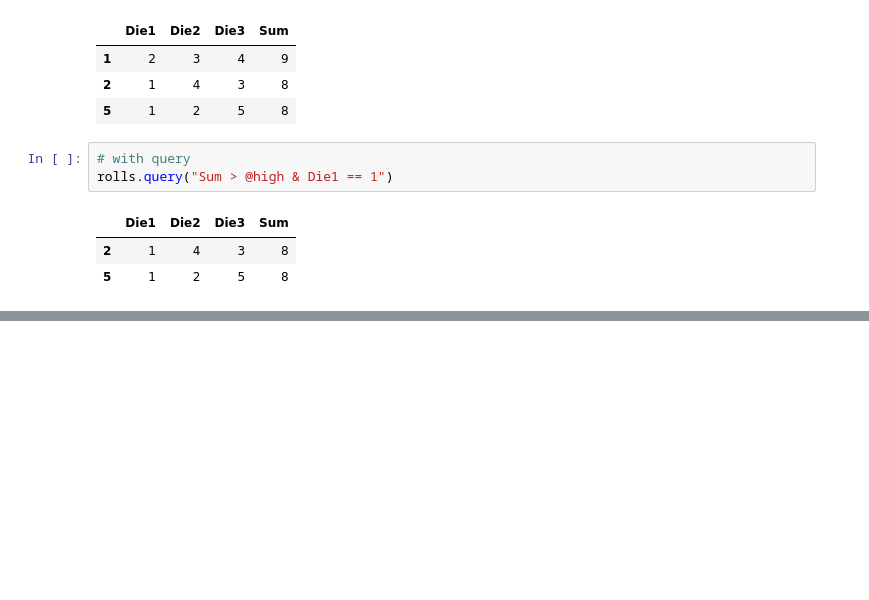
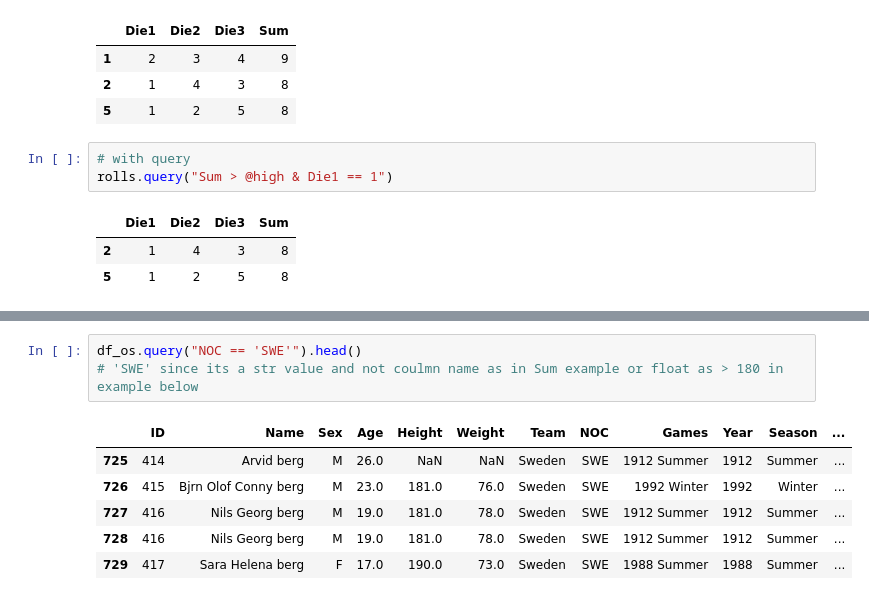
Before and after one commit to DorotaBjoorn/Databehandling-Dorota-Bjoorn, a Jupyter notebook: Code-alongs/L7_high-performance.ipynb, the cells around one changed output, grey strips where cells are left out. Saved outputs shown, nothing was run; the diff lists cells and outputs as text; blank space fills up the shorter version.

```diff
--- a/Code-alongs/L7_high-performance.ipynb
+++ b/Code-alongs/L7_high-performance.ipynb
@@ -124,0 +135,10 @@ df_os = pd.read_csv("../Data/athlete_events.csv")
+# %%
+df_os.query("NOC == 'SWE'").head()
+# 'SWE' since its a str value and not coulmn name as in Sum example or float as > 180 in example below
+# %% [output]
+|  | ID | Name | Sex | Age | Height | Weight | Team | NOC | Games | Year | Season | ... |
+| 725 | 414 | Arvid berg | M | 26.0 | NaN | NaN | Sweden | SWE | 1912 Summer | 1912 | Summer | ... |
+| 726 | 415 | Bjrn Olof Conny berg | M | 23.0 | 181.0 | 76.0 | Sweden | SWE | 1992 Winter | 1992 | Winter | ... |
+| 727 | 416 | Nils Georg berg | M | 19.0 | 181.0 | 78.0 | Sweden | SWE | 1912 Summer | 1912 | Summer | ... |
+| 728 | 416 | Nils Georg berg | M | 19.0 | 181.0 | 78.0 | Sweden | SWE | 1912 Summer | 1912 | Summer | ... |
+| 729 | 417 | Sara Helena berg | F | 17.0 | 190.0 | 73.0 | Sweden | SWE | 1988 Summer | 1988 | Summer | ... |
```
Also changed, not shown: parts of 8 cells of this notebook.
